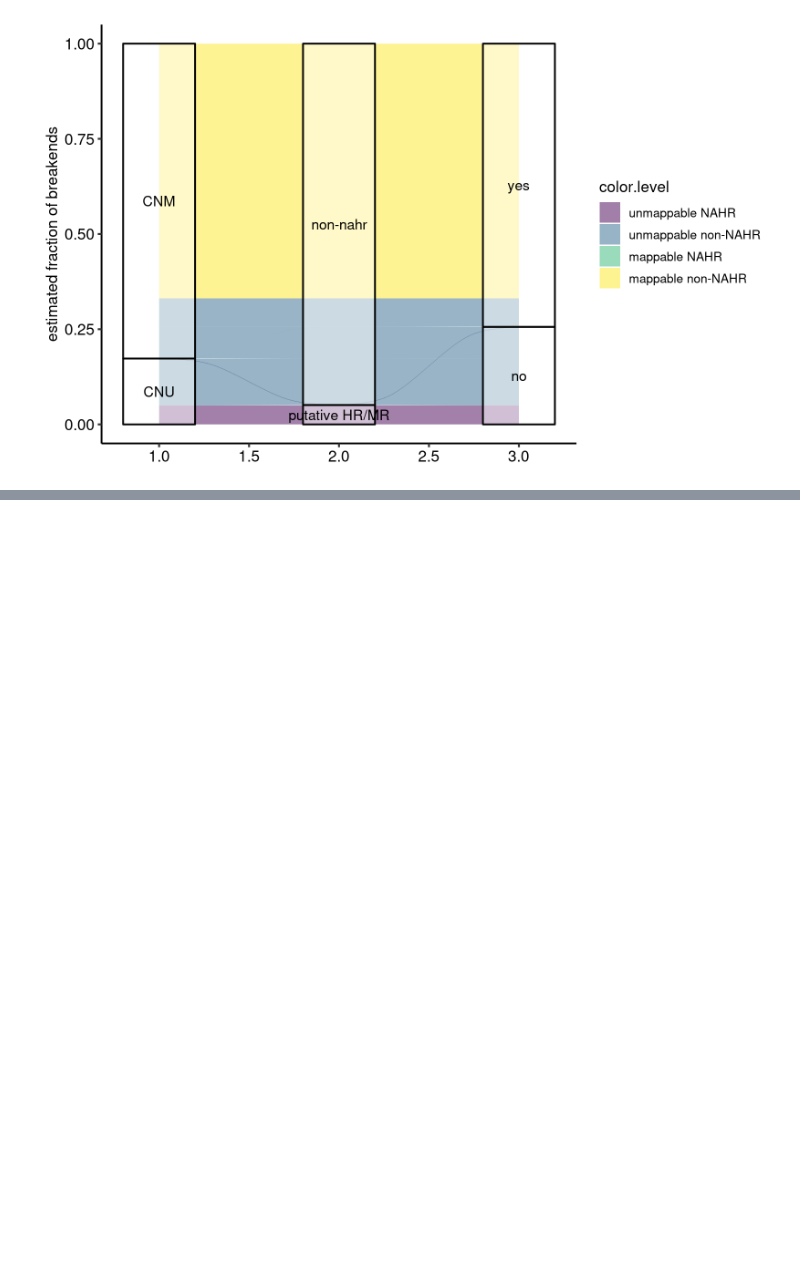
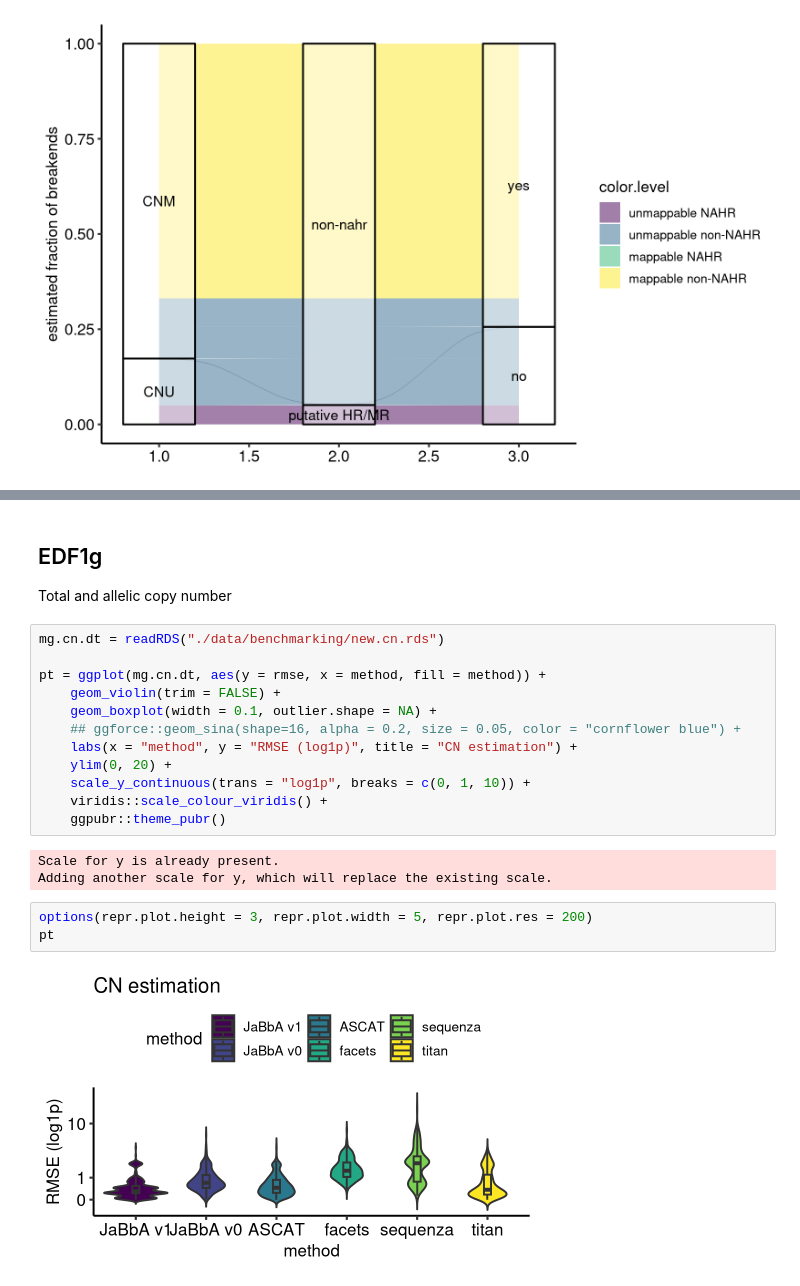
Before and after one commit to mskilab/loose_ends_2023, a Jupyter notebook: notebooks/figures.ipynb, the cells around one changed output, grey strips where cells are left out. Saved outputs shown, nothing was run; the diff lists cells and outputs as text; blank space fills up the shorter version.

```diff
--- a/notebooks/figures.ipynb
+++ b/notebooks/figures.ipynb
@@ -881,0 +947,23 @@ https://weillcornell.zoom.us/meeting/register/tJ0lc-iorT8iG9Vb7-TeWJWrhKwi5b67sr
+# %% [markdown]
+## EDF1g
+Total and allelic copy number
+# %%
+mg.cn.dt = readRDS("./data/benchmarking/new.cn.rds")
+
+pt = ggplot(mg.cn.dt, aes(y = rmse, x = method, fill = method)) +
+    geom_violin(trim = FALSE) +
+    geom_boxplot(width = 0.1, outlier.shape = NA) +
+    ## ggforce::geom_sina(shape=16, alpha = 0.2, size = 0.05, color = "cornflower blue") +
+    labs(x = "method", y = "RMSE (log1p)", title = "CN estimation") +
+    ylim(0, 20) +
+    scale_y_continuous(trans = "log1p", breaks = c(0, 1, 10)) +
+    viridis::scale_colour_viridis() +
+    ggpubr::theme_pubr()
+# %% [output]
+Scale for y is already present.
+Adding another scale for y, which will replace the existing scale.
+# %%
+options(repr.plot.height = 3, repr.plot.width = 5, repr.plot.res = 200)
+pt
+# %% [output]
+[figure, added]
```
Also changed, not shown: parts of 40 cells of this notebook, 13 other files.
